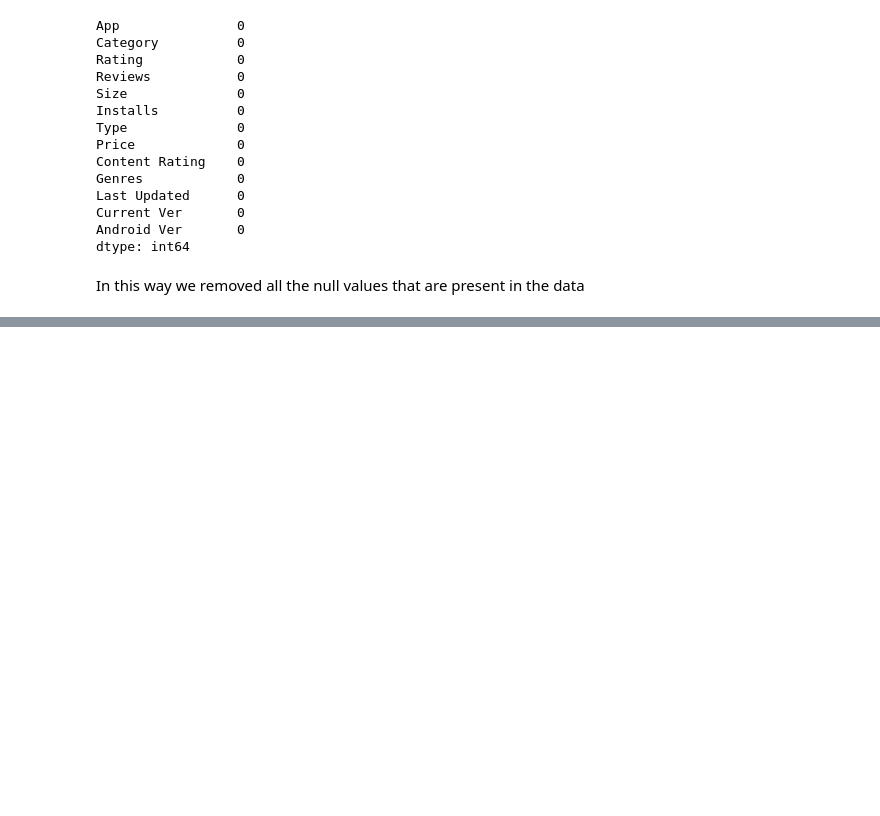
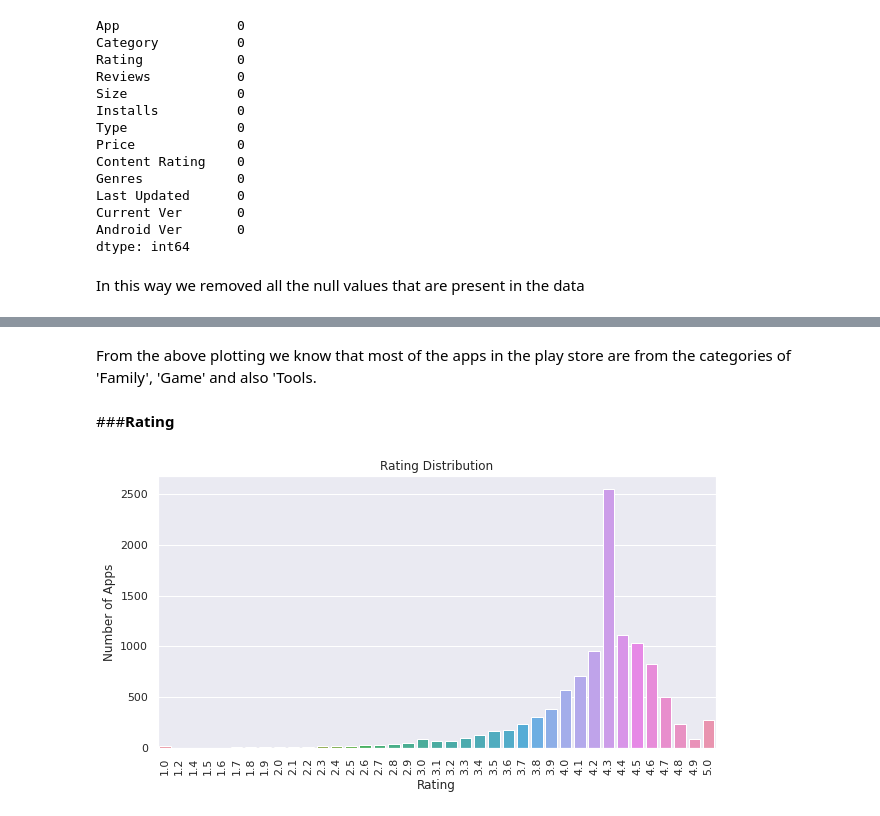
Before and after one commit to chetanre7/Google-Play-Store-app-review, a Jupyter notebook: Play_Store_App_Review_Analysis_Capstone_Project.ipynb, the cells around one changed output, grey strips where cells are left out. Cells and saved outputs as stored; diff of their text form; code cells hidden in the pictures; blank space fills up the shorter version.

```diff
--- a/Play_Store_App_Review_Analysis_Capstone_Project.ipynb
+++ b/Play_Store_App_Review_Analysis_Capstone_Project.ipynb
@@ -241,0 +276,14 @@ Now we got clean data, we remove null values we replace special characters of th
+# %% [markdown]
+From the above plotting we know that most of the apps in the play store are from the categories of 'Family', 'Game' and also 'Tools.
+# %% [markdown]
+###**Rating**
+# %%
+# the distribution of rating
+plt.figure(figsize=(10, 5))
+sns.countplot(x='Rating', data=google_play_df)
+plt.title('Rating Distribution')
+plt.xticks(rotation=90)
+plt.ylabel('Number of Apps')
+plt.show()
+# %% [output]
+[figure, added]
```
Also changed, not shown: parts of 41 cells of this notebook.
